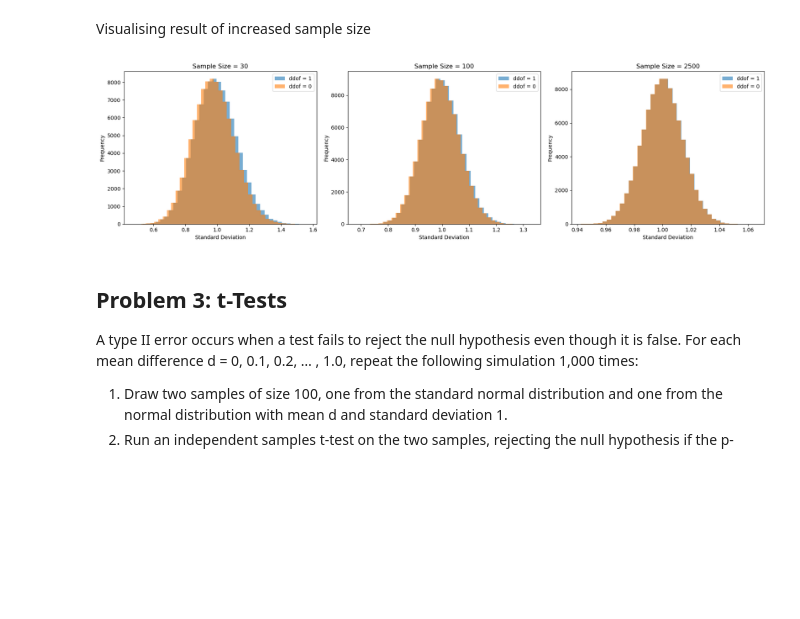
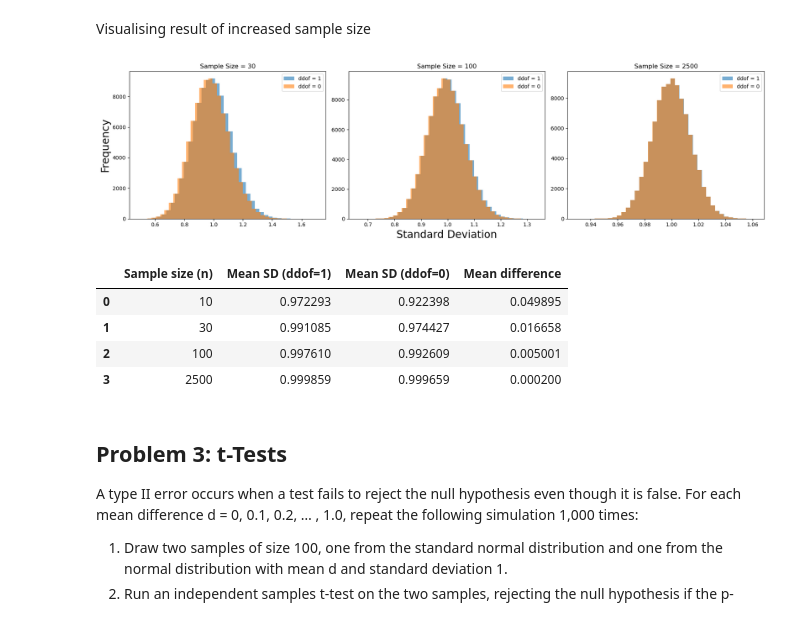
Before and after one commit to Ange-Dvs/applied-statistics, a Jupyter notebook: problems.ipynb, the cells around one changed output. Saved outputs shown, nothing was run; the diff lists cells and outputs as text; code cells hidden in the pictures; blank space fills up the shorter version.

Commit message:
Refactor of problem two adding in a print out of the summary statistics to clearly visualise the difference between ddof=1 and ddof=0

```diff
--- a/problems.ipynb
+++ b/problems.ipynb
@@ -541,29 +562,56 @@ Visualising result of increased sample size
 # %%
 # Sample sizes to compare
 sample_sizes = [30, 100, 2500]
 n_samples = 100000  # number of repeated samples
 # Creating figure and 3 subplots
 fig, axes = plt.subplots(1, 3, figsize=(18, 5))
 # Looping through each sample size and creating the two histograms on the same axes
-for ax, size in zip(axes, sample_sizes):
+for i, (ax, size) in enumerate(zip(axes, sample_sizes), start=1):
     # Generating samples for this sample size
     samples = np.random.normal(loc=0, scale=1, size=(n_samples, size))
     # Computing SD values
     sd_sample = np.std(samples, axis=1, ddof=1)
     sd_population = np.std(samples, axis=1, ddof=0)
     # Plotting both histograms on the same axes
     ax.hist(sd_sample, bins=40, alpha=0.6, label='ddof = 1')
     ax.hist(sd_population, bins=40, alpha=0.6, label='ddof = 0')
     # Adding labels and title
     ax.set_title(f"Sample Size = {size}")
-    ax.set_xlabel("Standard Deviation")
-    ax.set_ylabel("Frequency")
+    if i == 2:
+        ax.set_xlabel("Standard Deviation", fontsize=20)
+    if i == 1:
+        ax.set_ylabel("Frequency", fontsize=20)
     ax.legend()
+    i =+ 1
 # Adjusting spacing
 plt.tight_layout()
 plt.show()
+
+# Showing numerically that the difference between ddof=1 and ddof=0 shrinks as sample size increases
+sample_sizes = [10, 30, 100, 2500]
+n_samples = 100000
+
+results = []
+
+for size in sample_sizes:
+    samples = np.random.normal(loc=0, scale=1, size=(n_samples, size))
+    sd1 = np.std(samples, axis=1, ddof=1)
+    sd0 = np.std(samples, axis=1, ddof=0)
+    results.append({
+        "Sample size (n)": size,
+        "Mean SD (ddof=1)": sd1.mean(),
+        "Mean SD (ddof=0)": sd0.mean(),
+        "Mean difference": sd1.mean() - sd0.mean()
+    })
+
+pd.DataFrame(results)
 # %% [output]
-[figure, old version]
+[figure, new version]
+|  | Sample size (n) | Mean SD (ddof=1) | Mean SD (ddof=0) | Mean difference |
+| 0 | 10 | 0.972293 | 0.922398 | 0.049895 |
+| 1 | 30 | 0.991085 | 0.974427 | 0.016658 |
+| 2 | 100 | 0.997610 | 0.992609 | 0.005001 |
+| 3 | 2500 | 0.999859 | 0.999659 | 0.000200 |
 # %% [markdown]
 ## Problem 3: t-Tests
 A type II error occurs when a test fails to reject the null hypothesis even though it is false. For each mean difference
```
Also changed, not shown: parts of 3 cells of this notebook.
